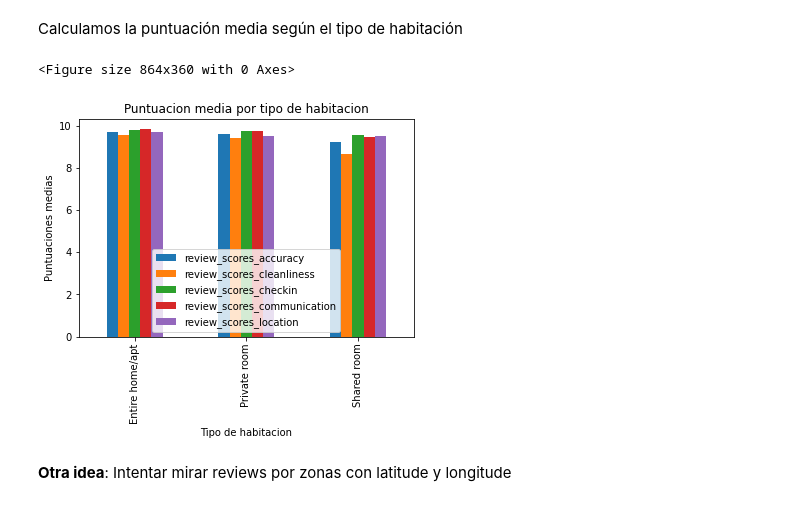
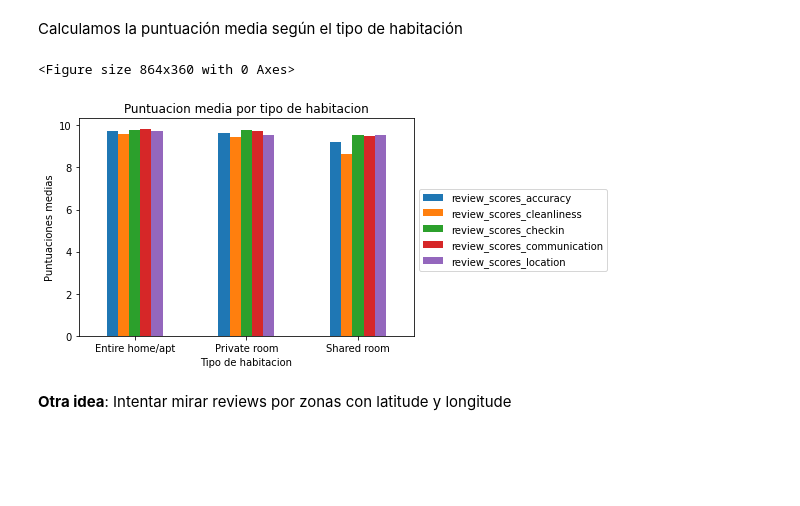
Before and after one commit to sofiamacein/Airbnb_Proyecto, a Jupyter notebook: Airbnb_EDA.ipynb, the cells around one changed output. Saved outputs shown, nothing was run; the diff lists cells and outputs as text; code cells hidden in the pictures; blank space fills up the shorter version.

```diff
--- a/Airbnb_EDA.ipynb
+++ b/Airbnb_EDA.ipynb
@@ -769,18 +769,14 @@ df_media.drop('number_of_reviews', axis=1, inplace=True)
 # %%
 # Grafico puntuaciones medias
 plt.figure(figsize=(12, 5))
 
-df_media.plot(kind='bar')
-
-plt.xlabel('Tipo de habitacion')
-plt.ylabel('Puntuaciones medias')
-plt.title('Puntuacion media por tipo de habitacion')
-plt.legend(loc='best') # buscar mejor ubicacion
+df_media.plot(kind='bar', ylabel='Puntuaciones medias',xlabel='Tipo de habitacion',title='Puntuacion media por tipo de habitacion')
+plt.legend(bbox_to_anchor=(1, 0, 0, 0.7));plt.xticks(rotation=0)
 
 plt.show()
 # %% [output]
 <Figure size 864x360 with 0 Axes>
-[figure, old version]
+[figure, new version]
 # %% [markdown]
 **Otra idea**: Intentar mirar reviews por zonas con latitude y longitude
 # %% [markdown]
```
Also changed, not shown: 1 other file.
